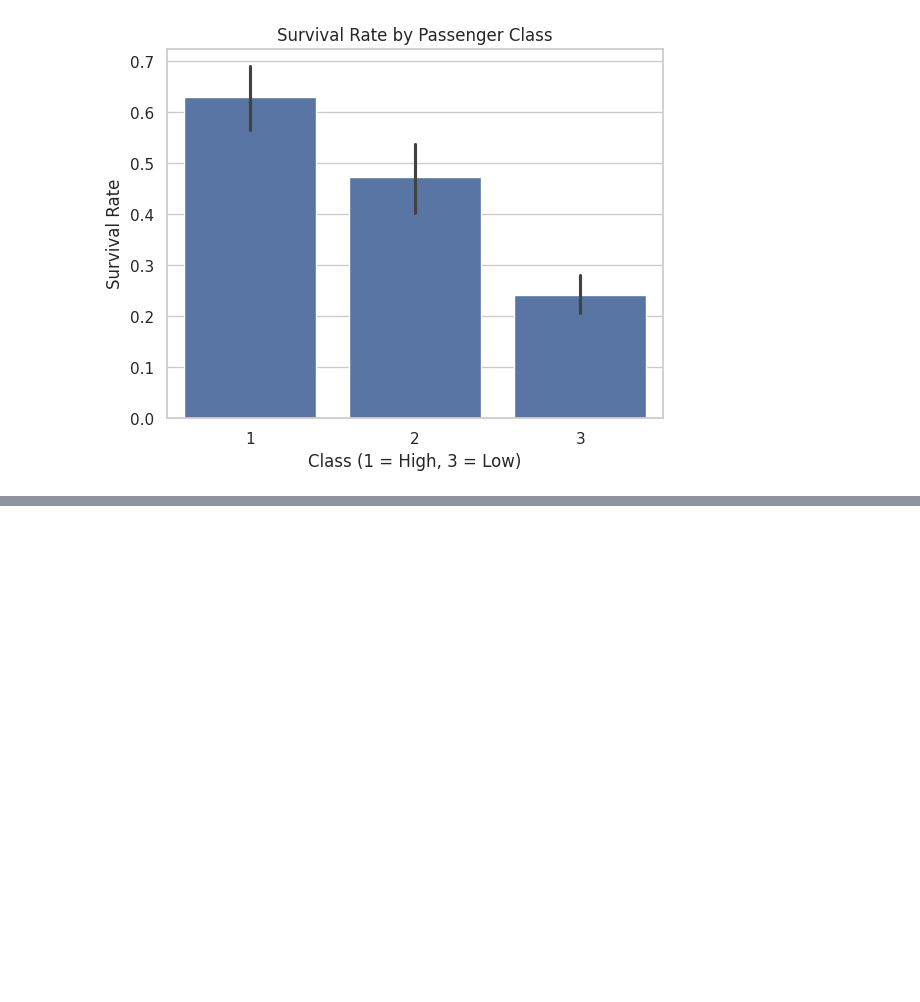
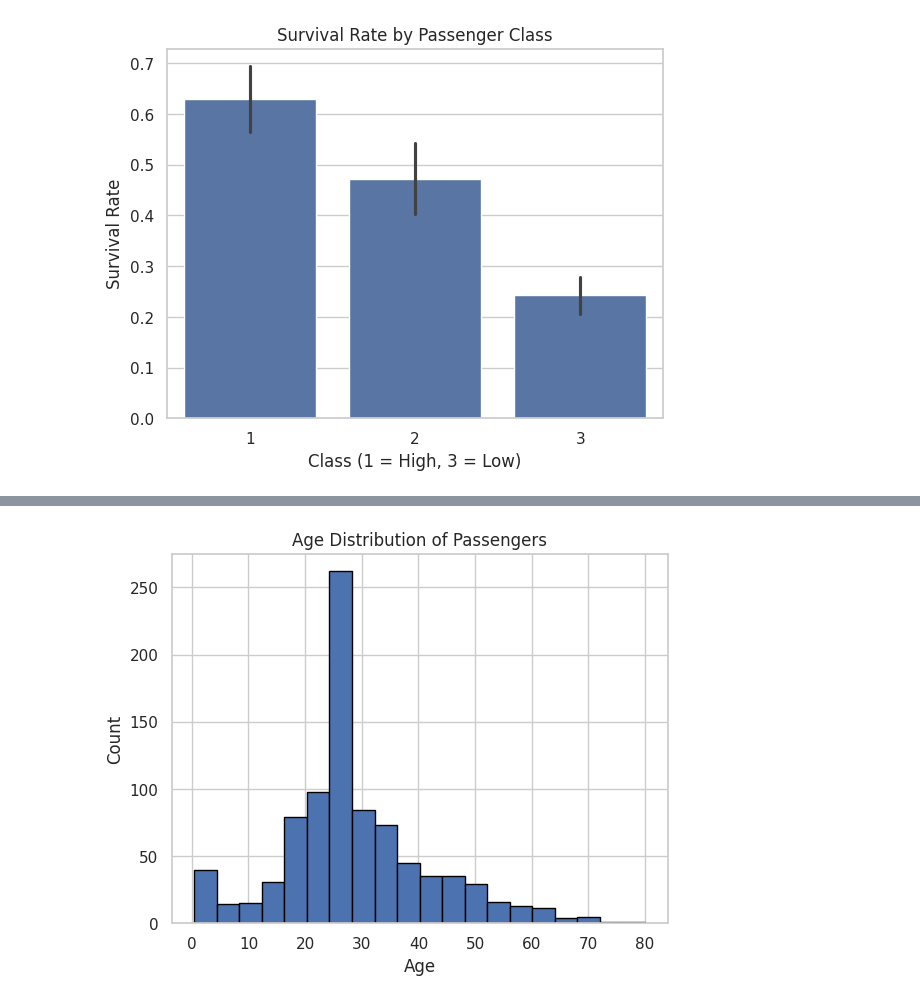
Before and after one commit to RaeHickel/Titanic, a Jupyter notebook: Titanic.ipynb, the cells around one changed output, grey strips where cells are left out. Saved outputs shown, nothing was run; the diff lists cells and outputs as text; code cells hidden in the pictures; blank space fills up the shorter version.

```diff
--- a/Titanic.ipynb
+++ b/Titanic.ipynb
@@ -144,0 +160,8 @@ plt.show()
+# %%
+plt.hist(df['age'].dropna(), bins=20, edgecolor='black')
+plt.title('Age Distribution of Passengers')
+plt.xlabel('Age')
+plt.ylabel('Count')
+plt.show()
+# %% [output]
+[figure, added]
```
Also changed, not shown: parts of 2 cells of this notebook.
